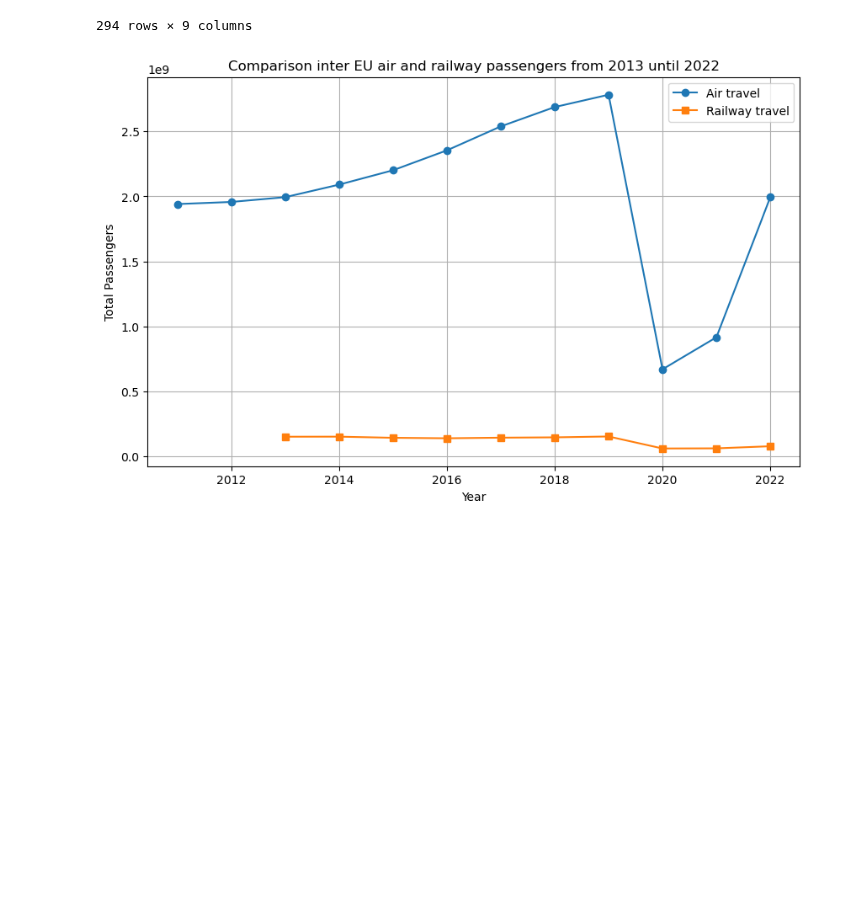
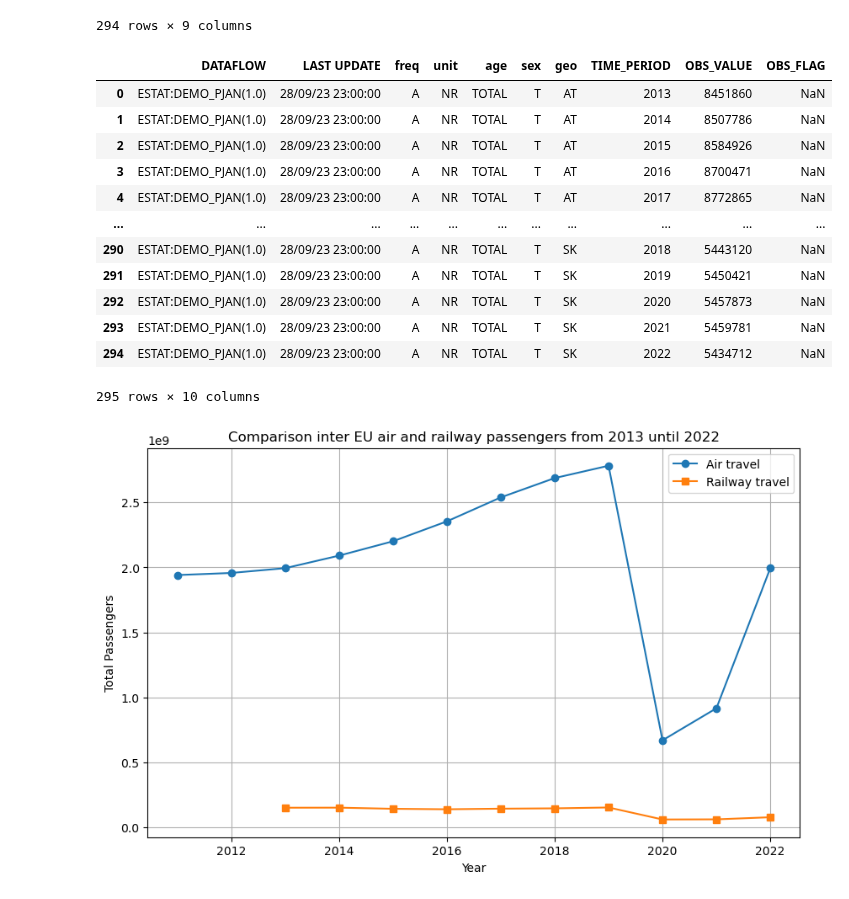
Before and after one commit to carolinemariew/Python-group-3, a Jupyter notebook: project_main.ipynb, the cells around one changed output. Drawn from its saved outputs; the diff is of its cells as text; code cells hidden in the pictures; blank space fills up the shorter version.

```diff
--- a/project_main.ipynb
+++ b/project_main.ipynb
@@ -105,6 +107,23 @@ df_train_pas
 | 292 | ESTAT:RAIL_PA_TYPEPAS(1.0) | 13/10/23 23:00:00 | A | THS_PAS | INTL | UK | 2018 | 20521.0 | NaN |
 | 293 | ESTAT:RAIL_PA_TYPEPAS(1.0) | 13/10/23 23:00:00 | A | THS_PAS | INTL | UK | 2019 | 20541.0 | NaN |
 294 rows × 9 columns
+# %%
+df_population_eu = pd.read_csv('Datasets/eu_population.csv')
+df_population_eu
+# %% [output]
+|  | DATAFLOW | LAST UPDATE | freq | unit | age | sex | geo | TIME_PERIOD | OBS_VALUE | OBS_FLAG |
+| 0 | ESTAT:DEMO_PJAN(1.0) | 28/09/23 23:00:00 | A | NR | TOTAL | T | AT | 2013 | 8451860 | NaN |
+| 1 | ESTAT:DEMO_PJAN(1.0) | 28/09/23 23:00:00 | A | NR | TOTAL | T | AT | 2014 | 8507786 | NaN |
+| 2 | ESTAT:DEMO_PJAN(1.0) | 28/09/23 23:00:00 | A | NR | TOTAL | T | AT | 2015 | 8584926 | NaN |
+| 3 | ESTAT:DEMO_PJAN(1.0) | 28/09/23 23:00:00 | A | NR | TOTAL | T | AT | 2016 | 8700471 | NaN |
+| 4 | ESTAT:DEMO_PJAN(1.0) | 28/09/23 23:00:00 | A | NR | TOTAL | T | AT | 2017 | 8772865 | NaN |
+| ... | ... | ... | ... | ... | ... | ... | ... | ... | ... | ... |
+| 290 | ESTAT:DEMO_PJAN(1.0) | 28/09/23 23:00:00 | A | NR | TOTAL | T | SK | 2018 | 5443120 | NaN |
+| 291 | ESTAT:DEMO_PJAN(1.0) | 28/09/23 23:00:00 | A | NR | TOTAL | T | SK | 2019 | 5450421 | NaN |
+| 292 | ESTAT:DEMO_PJAN(1.0) | 28/09/23 23:00:00 | A | NR | TOTAL | T | SK | 2020 | 5457873 | NaN |
+| 293 | ESTAT:DEMO_PJAN(1.0) | 28/09/23 23:00:00 | A | NR | TOTAL | T | SK | 2021 | 5459781 | NaN |
+| 294 | ESTAT:DEMO_PJAN(1.0) | 28/09/23 23:00:00 | A | NR | TOTAL | T | SK | 2022 | 5434712 | NaN |
+295 rows × 10 columns
 # %%
 year_pas_data_air = df_air_pas.groupby('TIME_PERIOD')['OBS_VALUE'].sum().reset_index() #passenger data of air travel is grouped per year
 year_pas_data_air['Inter_EU'] = year_pas_data_air['OBS_VALUE'] * 0.378 #amount of international flights within Europe
```
Also changed, not shown: parts of 5 cells of this notebook, 1 other file.
